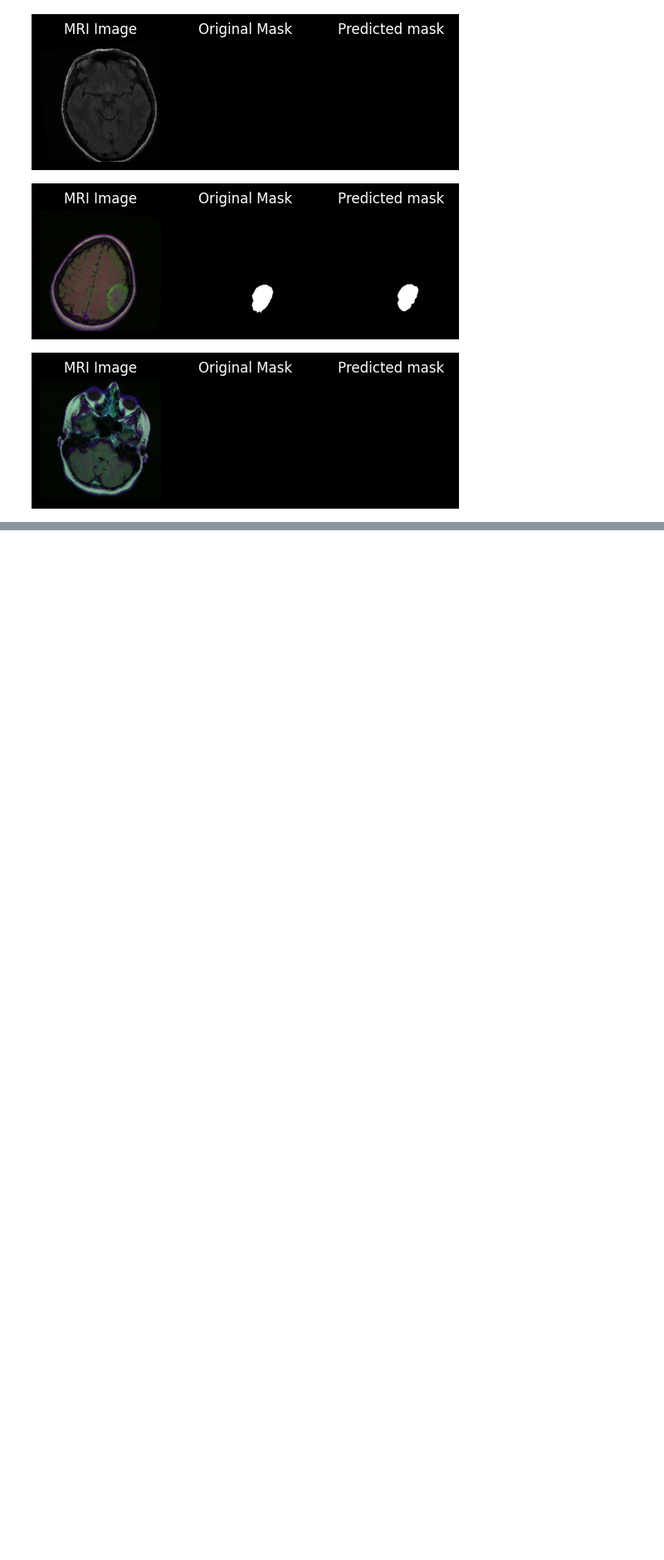
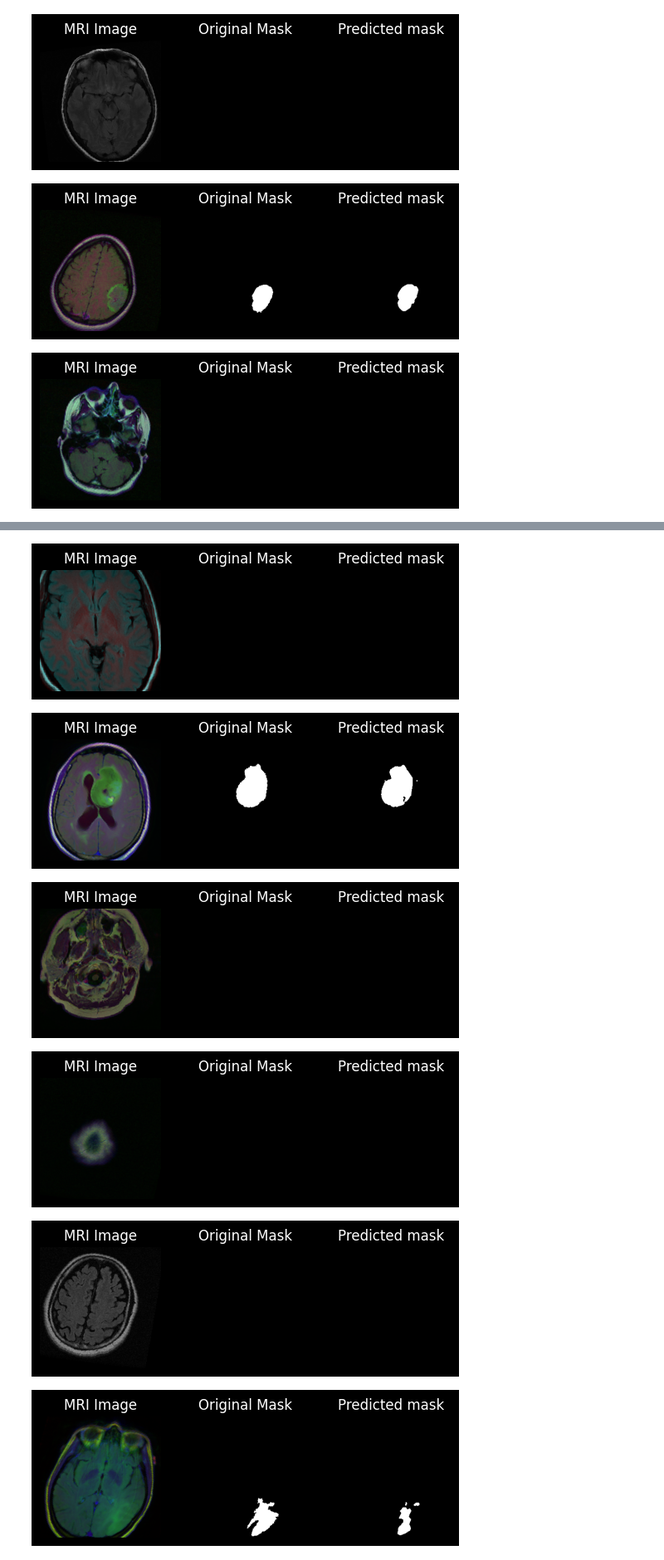
Before and after one commit to bimarshak7/brain-MRI-segmentation, a Jupyter notebook: Brain Tumor Segmentaion(UNet).ipynb, the cells around one changed output, grey strips where cells are left out. Shown at 83% size. Drawn from its saved outputs; the diff is of its cells as text; code cells hidden in the pictures; blank space fills up the shorter version.

```diff
--- a/Brain Tumor Segmentaion(UNet).ipynb
+++ b/Brain Tumor Segmentaion(UNet).ipynb
@@ -421,0 +452,10 @@ for i in range(7):
+# %%
+for i in range(7):
+    random_pred()
+# %% [output]
+[figure, added]
+[figure, added]
+[figure, added]
+[figure, added]
+[figure, added]
+[figure, added]
```
Also changed, not shown: parts of 11 cells of this notebook.
